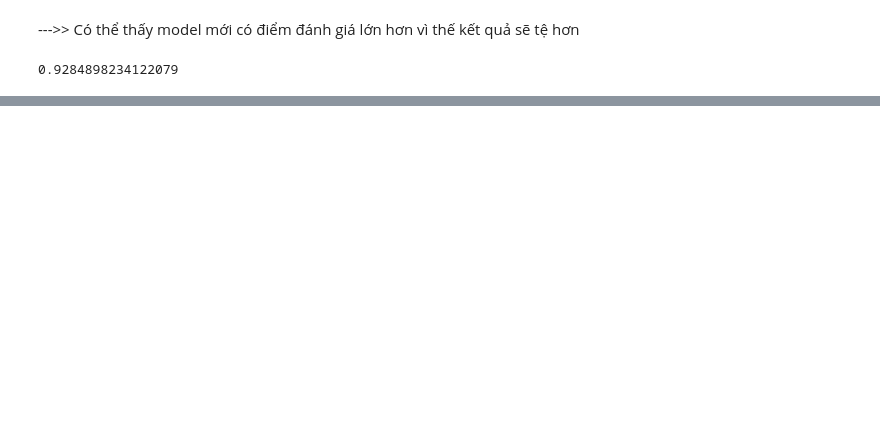
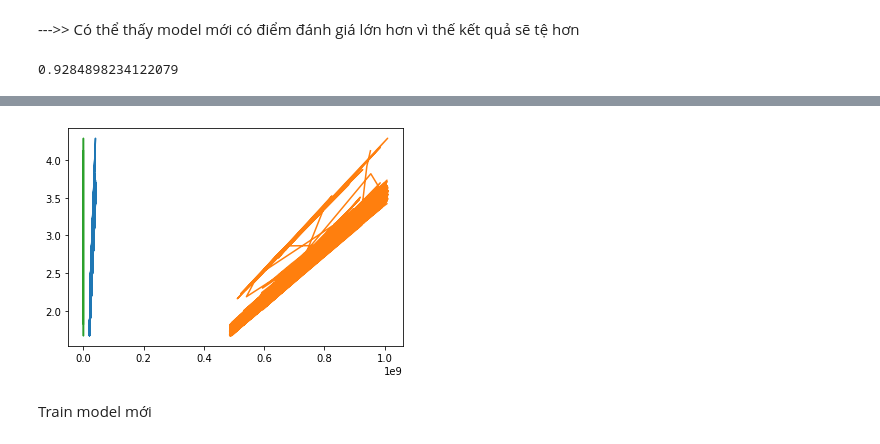
Before and after one commit to latruonghai/CS114.K21, a Jupyter notebook: ThiGK2.ipynb, the cells around one changed output, grey strips where cells are left out. Drawn from its saved outputs; the diff is of its cells as text; code cells hidden in the pictures; blank space fills up the shorter version.

```diff
--- a/ThiGK2.ipynb
+++ b/ThiGK2.ipynb
@@ -135,0 +143,2 @@ LR.score(x_test.values.reshape(-1,1),y_test.values.reshape(-1,1))
+# %%
+newdata = pd.read_csv("dataset.csv")
@@ -135,0 +157,4 @@ LR.score(x_test.values.reshape(-1,1),y_test.values.reshape(-1,1))
+# %%
+feature = ['O(N)',' O(n2)',' O(log(n))']
+X_new = newdata[feature]
+X_new.describe()
@@ -135,0 +171,2 @@ LR.score(x_test.values.reshape(-1,1),y_test.values.reshape(-1,1))
+# %%
+Y_new = newdata[' Time']
@@ -135,0 +185,7 @@ LR.score(x_test.values.reshape(-1,1),y_test.values.reshape(-1,1))
+# %%
+plt.plot(X_new,Y_new)
+plt.show()
+# %% [output]
+[figure, added]
+# %% [markdown]
+Train model mới
```
Also changed, not shown: parts of 25 cells of this notebook.
